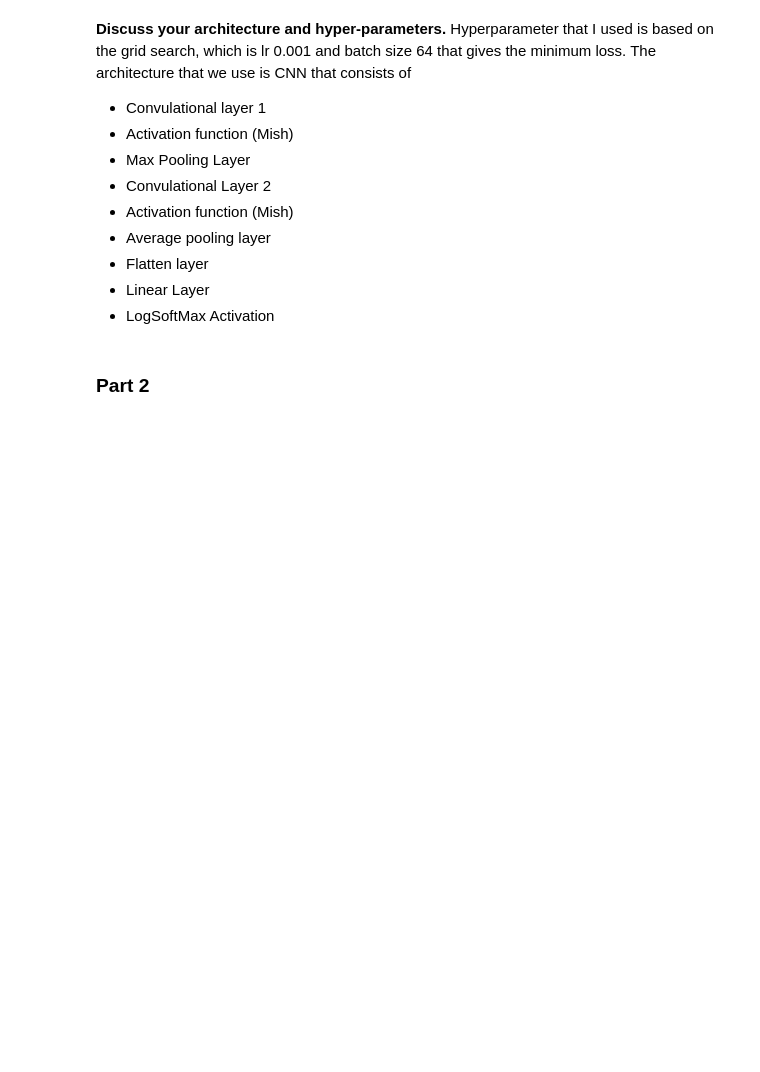
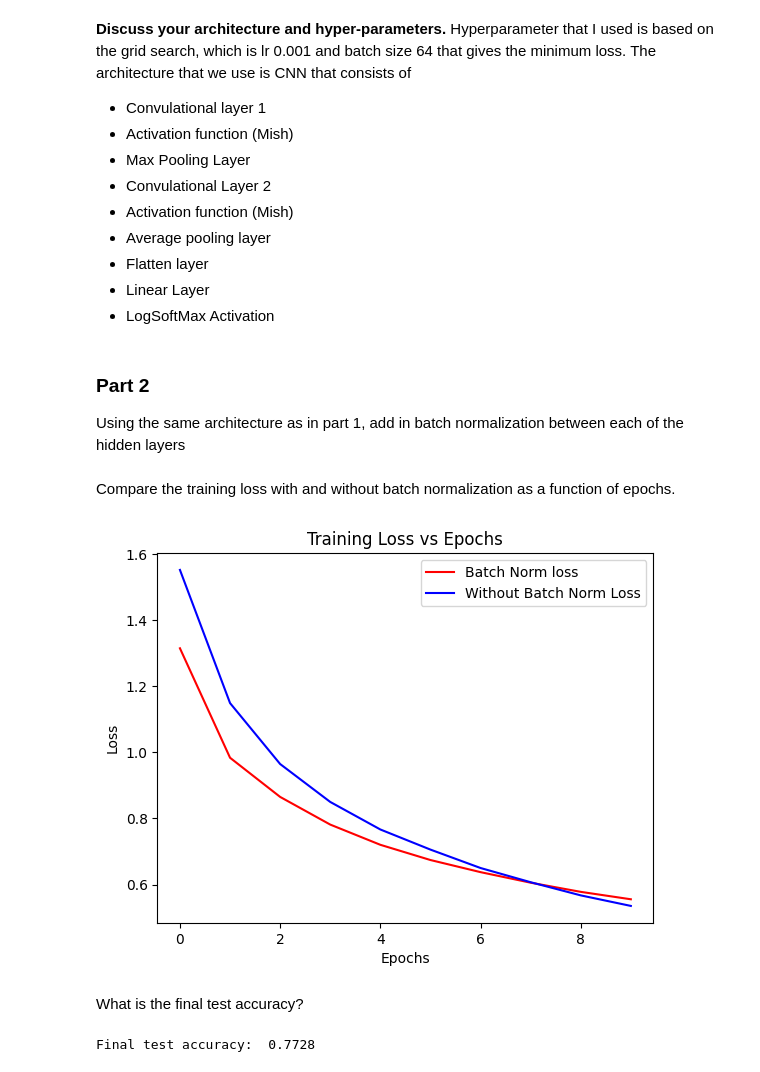
Before and after one commit to anastasiarenata1/deeplearning, a Jupyter notebook: ResNet-50_Transfer_Learning_Transformers.ipynb, the cells around one changed output. Saved outputs shown, nothing was run; the diff lists cells and outputs as text; code cells hidden in the pictures; blank space fills up the shorter version.

```diff
--- a/ResNet-50_Transfer_Learning_Transformers.ipynb
+++ b/ResNet-50_Transfer_Learning_Transformers.ipynb
@@ -530,5 +563,49 @@ Final test accuracy:  0.7596
 *   Flatten layer
 *   Linear Layer
 *   LogSoftMax Activation
-# %% [markdown]
-### Part 2
+# %% [markdown]
+### Part 2
+
+Using the same architecture as in part 1, add in batch normalization between each of
+the hidden layers
+# %%
+#Train model with batch normalization
+model_batch_norm= nn.Sequential(
+    nn.Conv2d(3, 32, kernel_size=7, stride=1, padding=3), #first layer 32 7x7 filters, stride 1, and padding 3 for RGB
+    nn.BatchNorm2d(32),
+    nn.Mish(),
+    nn.MaxPool2d(kernel_size=2, stride=2), #First 2x2 max pooling layer with stride 2
+    nn.Conv2d(32, 64, kernel_size=3, stride=1, padding=1), #Second layer 64 3x3 filters, stride 1, and padding 1
+    nn.BatchNorm2d(64),
+    nn.Mish(),
+    nn.Conv2d(64, 64, kernel_size=3, stride=1, padding=1),#Third layer 64 3x3 filters, stride 1, and padding 1
+    nn.BatchNorm2d(64),
+    nn.Mish(),
+    nn.AvgPool2d(kernel_size=8, stride=1),#Average pooling layer
+    nn.Flatten(),
+    nn.Linear(64*9*9, 10),
+    nn.LogSoftmax(dim=1)
+)
+# %%
+number_epoch=10
+lr= 0.001
+epoch_loss_batch_norm= train_model(model_batch_norm, train_loader, number_epoch, lr)
+# %% [markdown]
+Compare the training loss with and without batch normalization as a function of epochs.
+# %%
+plt.plot(range(number_epoch), epoch_loss_batch_norm,'r', label="Batch Norm loss")
+plt.plot(range(number_epoch), epoch_loss_all, 'b',label="Without Batch Norm Loss")
+plt.xlabel("Epochs")
+plt.ylabel("Loss")
+plt.title('Training Loss vs Epochs')
+plt.legend()
+plt.show()
+# %% [output]
+[figure, added]
+# %% [markdown]
+What is the final test accuracy?
+# %%
+test_accuracy= evaluate_model(model_batch_norm, test_loader)
+print("Final test accuracy: ", test_accuracy)
+# %% [output]
+Final test accuracy:  0.7728
```
Also changed, not shown: parts of 15 cells of this notebook.
